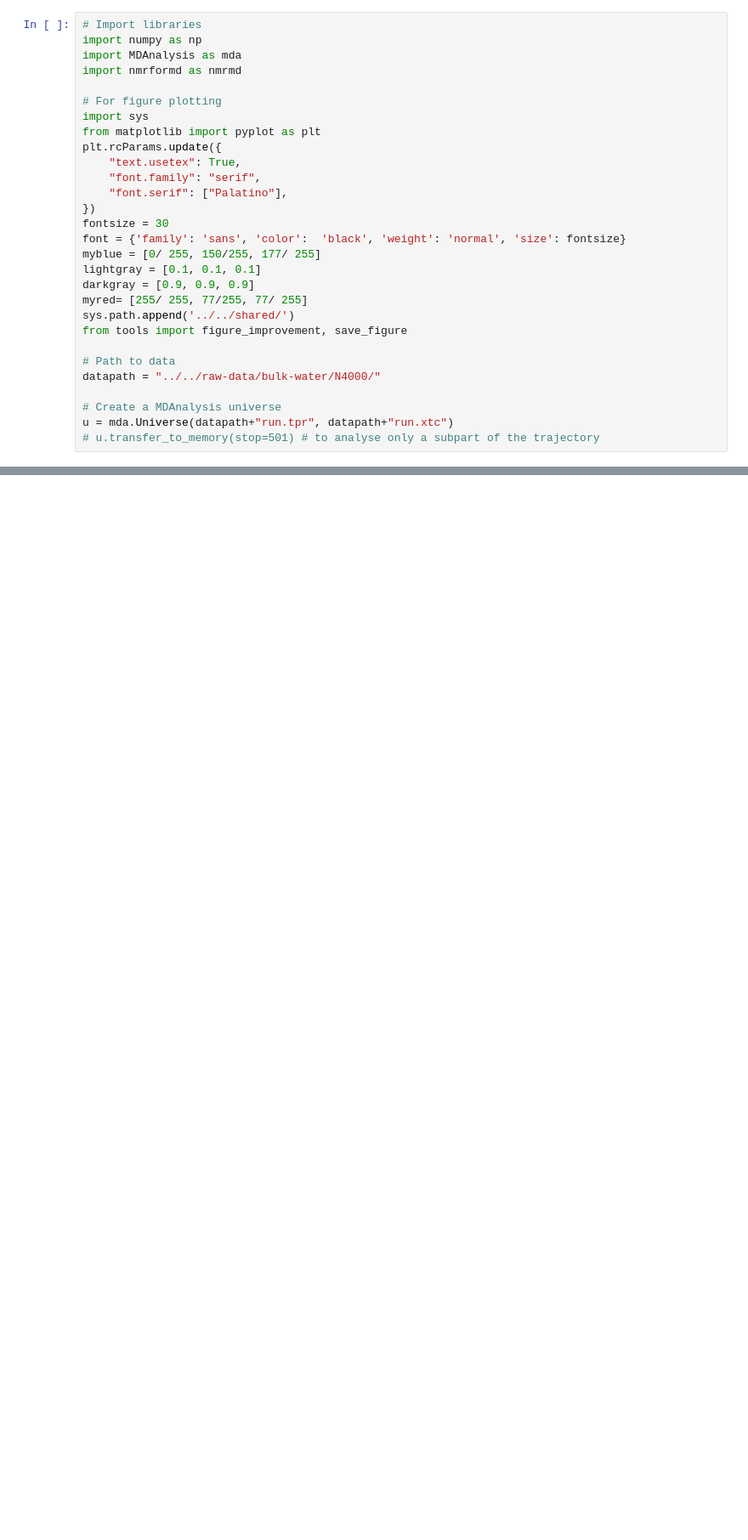
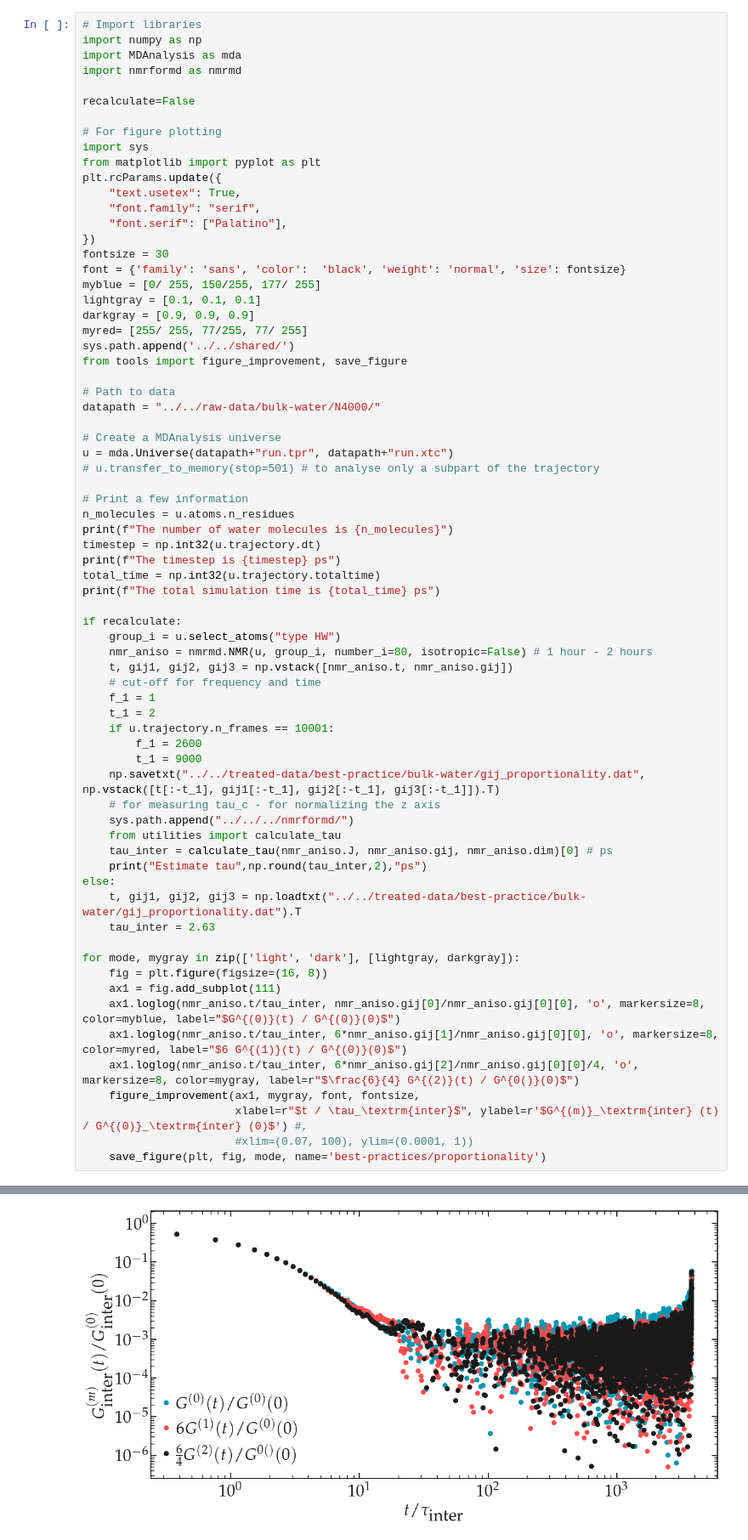
Before and after one commit to simongravelle/nmrformd, a Jupyter notebook: examples/analyse-scripts/bulk-water/propotionality.ipynb, the cells around one changed output, grey strips where cells are left out. Shown at 85% size. Cells and saved outputs as stored; diff of their text form; blank space fills up the shorter version.

```diff
--- a/examples/analyse-scripts/bulk-water/propotionality.ipynb
+++ b/examples/analyse-scripts/bulk-water/propotionality.ipynb
@@ -3,6 +3,8 @@
 import numpy as np
 import MDAnalysis as mda
 import nmrformd as nmrmd
+
+recalculate=False
 
 # For figure plotting
 import sys
@@ -27,3 +29,43 @@ datapath = "../../raw-data/bulk-water/N4000/"
 # Create a MDAnalysis universe
 u = mda.Universe(datapath+"run.tpr", datapath+"run.xtc")
 # u.transfer_to_memory(stop=501) # to analyse only a subpart of the trajectory
+
+# Print a few information
+n_molecules = u.atoms.n_residues
+print(f"The number of water molecules is {n_molecules}")
+timestep = np.int32(u.trajectory.dt)
+print(f"The timestep is {timestep} ps")
+total_time = np.int32(u.trajectory.totaltime)
+print(f"The total simulation time is {total_time} ps")
+
+if recalculate:
+    group_i = u.select_atoms("type HW")
+    nmr_aniso = nmrmd.NMR(u, group_i, number_i=80, isotropic=False) # 1 hour - 2 hours
+    t, gij1, gij2, gij3 = np.vstack([nmr_aniso.t, nmr_aniso.gij])
+    # cut-off for frequency and time
+    f_1 = 1
+    t_1 = 2
+    if u.trajectory.n_frames == 10001:
+        f_1 = 2600
+        t_1 = 9000
+    np.savetxt("../../treated-data/best-practice/bulk-water/gij_proportionality.dat", np.vstack([t[:-t_1], gij1[:-t_1], gij2[:-t_1], gij3[:-t_1]]).T)
+    # for measuring tau_c - for normalizing the z axis
+    sys.path.append("../../../nmrformd/")
+    from utilities import calculate_tau
+    tau_inter = calculate_tau(nmr_aniso.J, nmr_aniso.gij, nmr_aniso.dim)[0] # ps
+    print("Estimate tau",np.round(tau_inter,2),"ps")
+else:
+    t, gij1, gij2, gij3 = np.loadtxt("../../treated-data/best-practice/bulk-water/gij_proportionality.dat").T
+    tau_inter = 2.63
+
+for mode, mygray in zip(['light', 'dark'], [lightgray, darkgray]):
+    fig = plt.figure(figsize=(16, 8))
+    ax1 = fig.add_subplot(111)
+    ax1.loglog(nmr_aniso.t/tau_inter, nmr_aniso.gij[0]/nmr_aniso.gij[0][0], 'o', markersize=8, color=myblue, label="$G^{(0)}(t) / G^{(0)}(0)$")
+    ax1.loglog(nmr_aniso.t/tau_inter, 6*nmr_aniso.gij[1]/nmr_aniso.gij[0][0], 'o', markersize=8, color=myred, label="$6 G^{(1)}(t) / G^{(0)}(0)$")
+    ax1.loglog(nmr_aniso.t/tau_inter, 6*nmr_aniso.gij[2]/nmr_aniso.gij[0][0]/4, 'o', markersize=8, color=mygray, label=r"$\frac{6}{4} G^{(2)}(t) / G^{0()}(0)$")
+    figure_improvement(ax1, mygray, font, fontsize,
+                       xlabel=r"$t / \tau_\textrm{inter}$", ylabel=r'$G^{(m)}_\textrm{inter} (t) / G^{(0)}_\textrm{inter} (0)$') #,
+                       #xlim=(0.07, 100), ylim=(0.0001, 1))
+    save_figure(plt, fig, mode, name='best-practices/proportionality')
+# %% [output]
@@ -29,0 +75 @@ u = mda.Universe(datapath+"run.tpr", datapath+"run.xtc")
+[figure, added]
```
Also changed, not shown: parts of 5 cells of this notebook, 31 other files.
